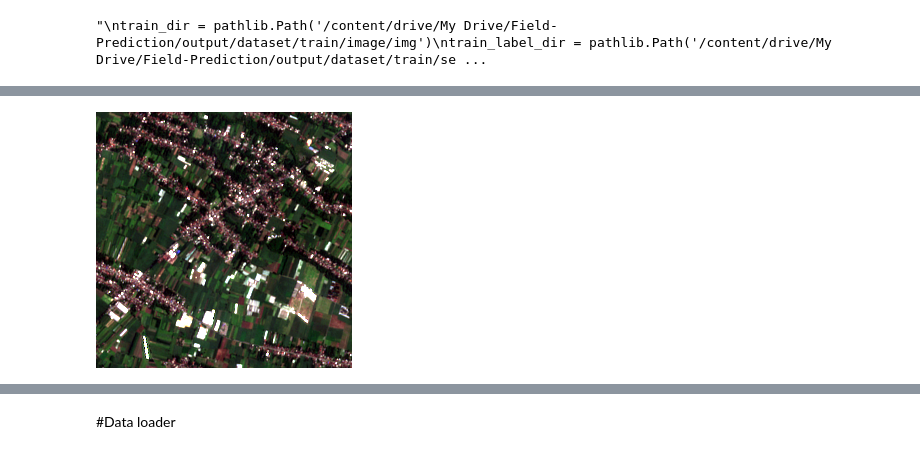
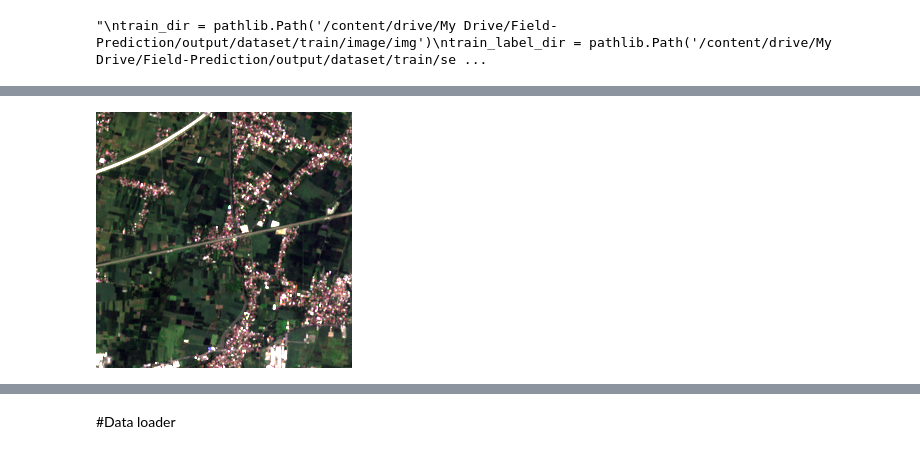
Before and after one commit to asahazmy/Field-prediction, a Jupyter notebook: Field_prediction.ipynb, the cells around one changed output, grey strips where cells are left out. Cells and saved outputs as stored; diff of their text form; code cells hidden in the pictures.

```diff
--- a/Field_prediction.ipynb
+++ b/Field_prediction.ipynb
@@ -108,5 +126,5 @@ print(image_id)
 # %%
 gambar = list(image_dir.glob('*.png'))
-PIL.Image.open(str(gambar[15]))
+PIL.Image.open(str(gambar[50]))
 # %% [output]
-[figure, old version]
+[figure, new version]
```
Also changed, not shown: parts of 8 cells of this notebook.
